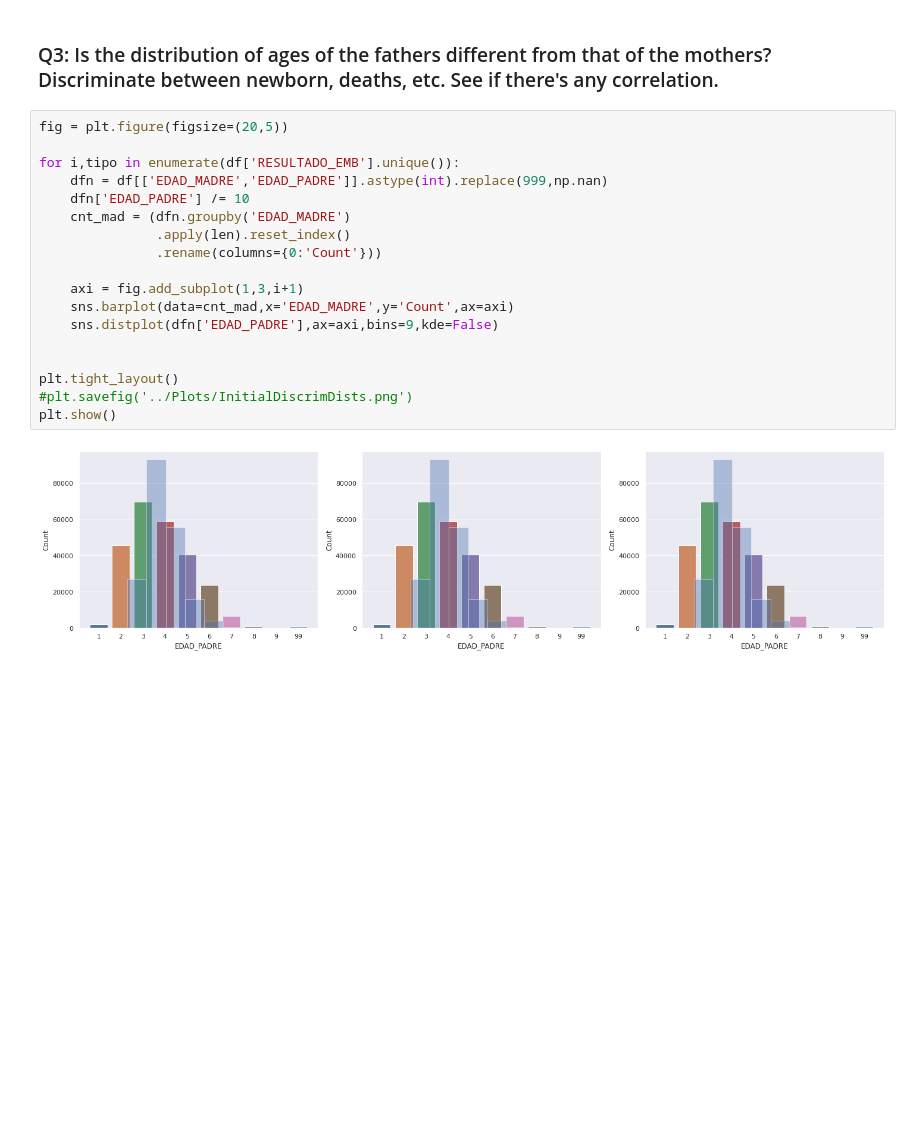
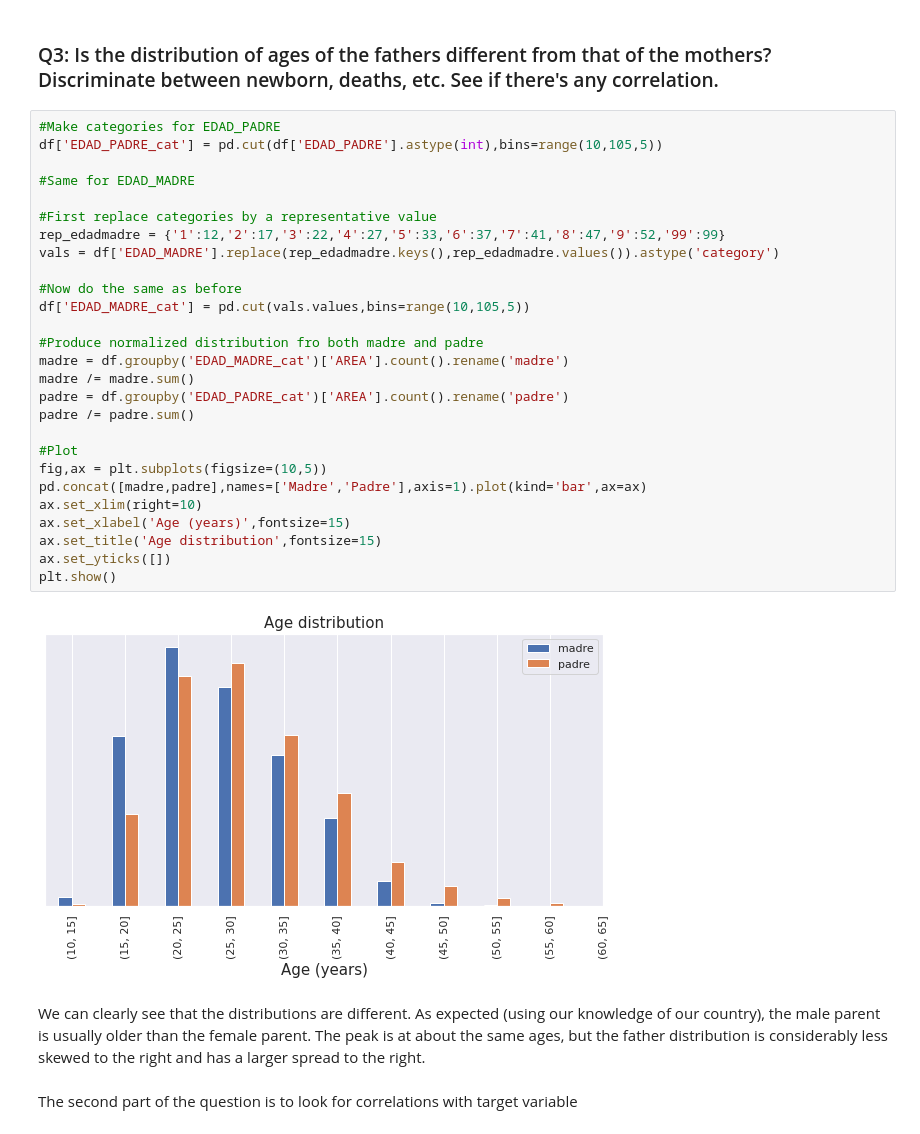
Before and after one commit to PedroOspina17/DS4A, a Jupyter notebook: Notebooks/Andres_EDA.ipynb, the cells around one changed output. Saved outputs shown, nothing was run; the diff lists cells and outputs as text; blank space fills up the shorter version.

```diff
--- a/Notebooks/Andres_EDA.ipynb
+++ b/Notebooks/Andres_EDA.ipynb
@@ -160,23 +165,36 @@ The insight here is that mothers that travel in order to give birth usually come
 Also, from plot 3 it can be seen that most of the 10-19 yo mothers have to move from their place of residence in order to give birth. These two observations lead us to conjecture that teenage pregnancies are more common in rural areas. Can this information be extracted from the data?
 # %% [markdown]
 ### Q3: Is the distribution of ages of the fathers different from that of the mothers? Discriminate between newborn, deaths, etc. See if there's any correlation.
-# %%
-fig = plt.figure(figsize=(20,5))
-
-for i,tipo in enumerate(df['RESULTADO_EMB'].unique()):
-    dfn = df[['EDAD_MADRE','EDAD_PADRE']].astype(int).replace(999,np.nan)
-    dfn['EDAD_PADRE'] /= 10
-    cnt_mad = (dfn.groupby('EDAD_MADRE')
-               .apply(len).reset_index()
-               .rename(columns={0:'Count'}))
-
-    axi = fig.add_subplot(1,3,i+1)
-    sns.barplot(data=cnt_mad,x='EDAD_MADRE',y='Count',ax=axi)
-    sns.distplot(dfn['EDAD_PADRE'],ax=axi,bins=9,kde=False)
-
-
-plt.tight_layout()
-#plt.savefig('../Plots/InitialDiscrimDists.png')
-plt.show()
-# %% [output]
-[figure, removed]
+# %%
+#Make categories for EDAD_PADRE
+df['EDAD_PADRE_cat'] = pd.cut(df['EDAD_PADRE'].astype(int),bins=range(10,105,5))
+
+#Same for EDAD_MADRE
+
+#First replace categories by a representative value
+rep_edadmadre = {'1':12,'2':17,'3':22,'4':27,'5':33,'6':37,'7':41,'8':47,'9':52,'99':99}
+vals = df['EDAD_MADRE'].replace(rep_edadmadre.keys(),rep_edadmadre.values()).astype('category')
+
+#Now do the same as before
+df['EDAD_MADRE_cat'] = pd.cut(vals.values,bins=range(10,105,5))
+
+#Produce normalized distribution fro both madre and padre
+madre = df.groupby('EDAD_MADRE_cat')['AREA'].count().rename('madre')
+madre /= madre.sum()
+padre = df.groupby('EDAD_PADRE_cat')['AREA'].count().rename('padre')
+padre /= padre.sum()
+
+#Plot
+fig,ax = plt.subplots(figsize=(10,5))
+pd.concat([madre,padre],names=['Madre','Padre'],axis=1).plot(kind='bar',ax=ax)
+ax.set_xlim(right=10)
+ax.set_xlabel('Age (years)',fontsize=15)
+ax.set_title('Age distribution',fontsize=15)
+ax.set_yticks([])
+plt.show()
+# %% [output]
+[figure, added]
+# %% [markdown]
+We can clearly see that the distributions are different. As expected (using our knowledge of our country), the male parent is usually older than the female parent. The peak is at about the same ages, but the father distribution is considerably less skewed to the right and has a larger spread to the right.
+# %% [markdown]
+The second part of the question is to look for correlations with target variable
```
Also changed, not shown: parts of 26 cells of this notebook.
